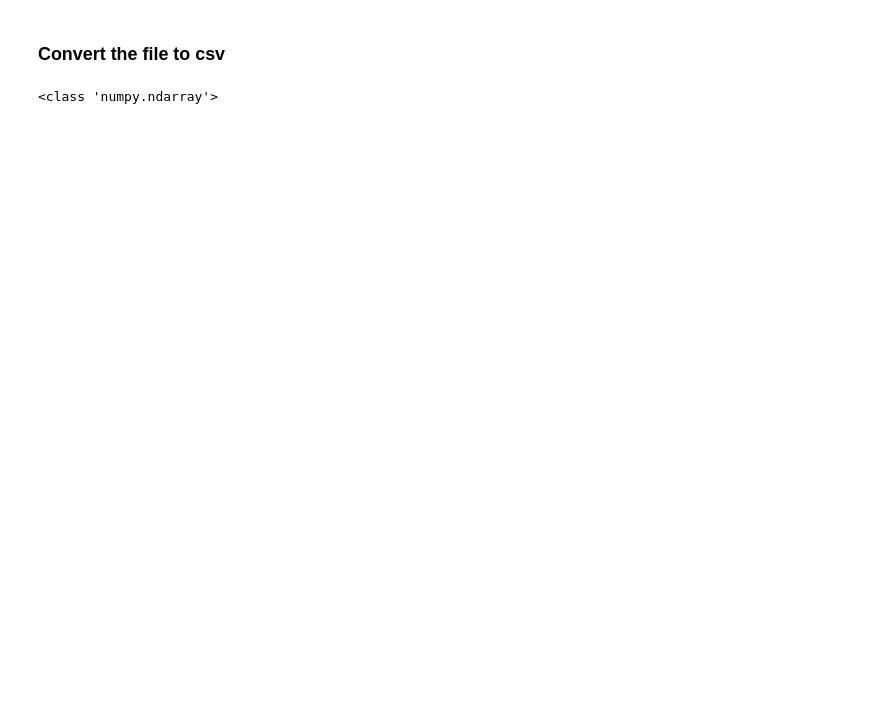
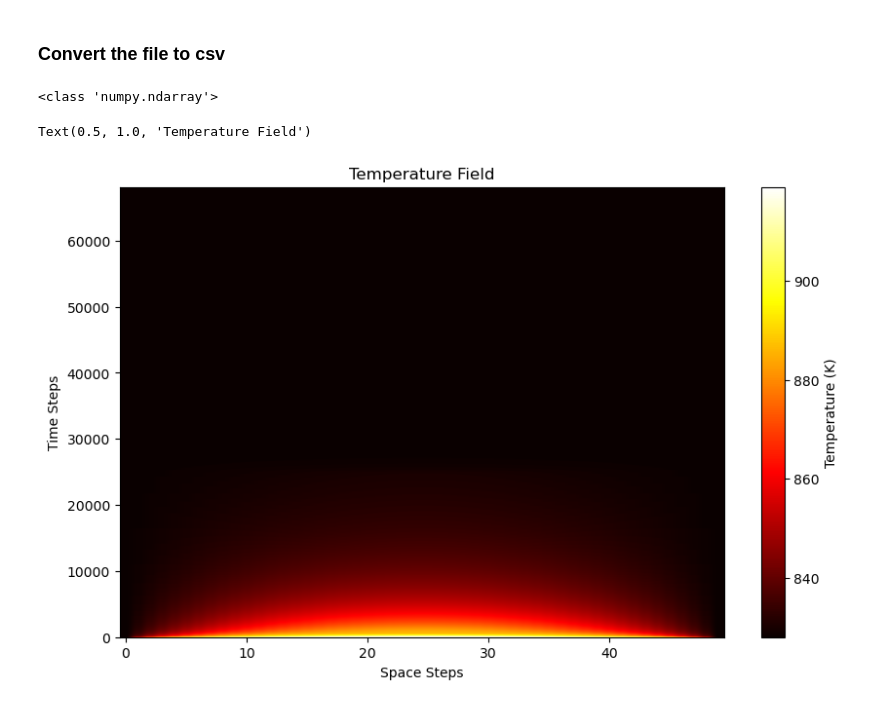
Before and after one commit to radhikrammohan/pinn-pc-1d, a Jupyter notebook: Data/Sim-Data/Fdd-simple/file-gen.ipynb, the cells around one changed output. Cells and saved outputs as stored; diff of their text form; code cells hidden in the pictures; blank space fills up the shorter version.

```diff
--- a/Data/Sim-Data/Fdd-simple/file-gen.ipynb
+++ b/Data/Sim-Data/Fdd-simple/file-gen.ipynb
@@ -57,3 +57,15 @@ with open('heat_data.csv', 'w', newline='') as f:
     writer.writerows(dataset)
 # %% [output]
 <class 'numpy.ndarray'>
+# %%
+# plot tempfield
+
+plt.figure(figsize=(10, 6))
+plt.imshow(tempfield, aspect='auto', cmap='hot', origin='lower')
+plt.colorbar(label='Temperature (K)')
+plt.xlabel('Space Steps')
+plt.ylabel('Time Steps')
+plt.title('Temperature Field')
+# %% [output]
+Text(0.5, 1.0, 'Temperature Field')
+[figure, added]
```
Also changed, not shown: parts of 4 cells of this notebook, 18 other files.
